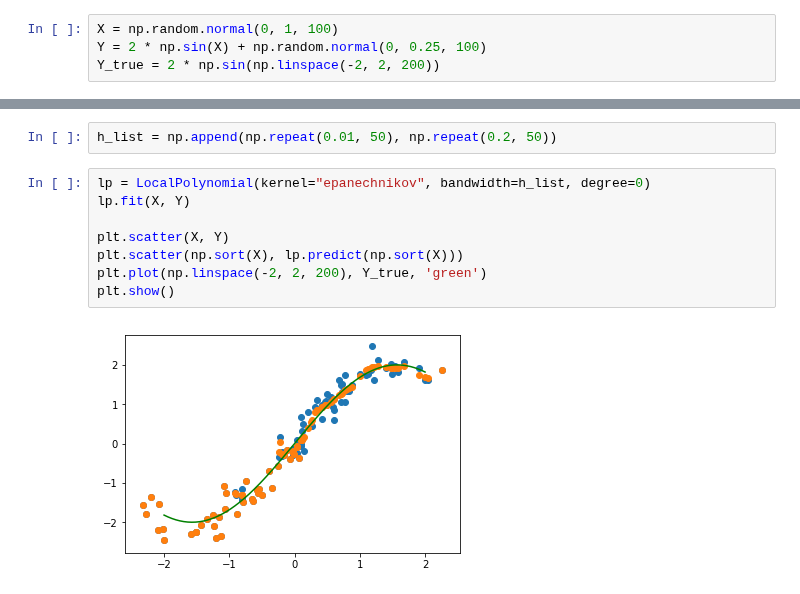
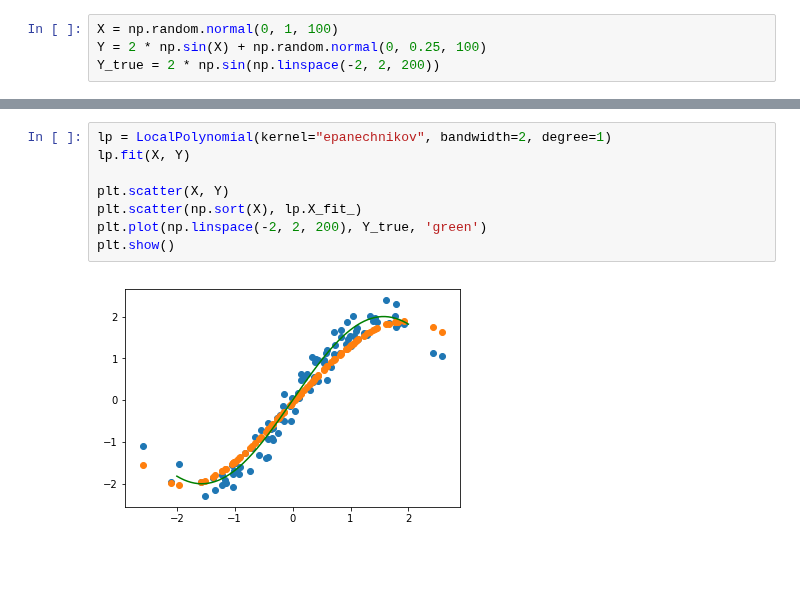
Before and after one commit to StevenGolovkine/FDApy, a Jupyter notebook: examples/Untitled.ipynb, the cells around one changed output, grey strips where cells are left out. Saved outputs shown, nothing was run; the diff lists cells and outputs as text; blank space fills up the shorter version.

Commit message:
Change the computation of LocalPolynomial

```diff
--- a/examples/Untitled.ipynb
+++ b/examples/Untitled.ipynb
@@ -336,12 +23,10 @@ plt.show()
-# %%
-h_list = np.append(np.repeat(0.01, 50), np.repeat(0.2, 50))
 # %%
-lp = LocalPolynomial(kernel="epanechnikov", bandwidth=h_list, degree=0)
+lp = LocalPolynomial(kernel="epanechnikov", bandwidth=2, degree=1)
 lp.fit(X, Y)
 
 plt.scatter(X, Y)
-plt.scatter(np.sort(X), lp.predict(np.sort(X)))
+plt.scatter(np.sort(X), lp.X_fit_)
 plt.plot(np.linspace(-2, 2, 200), Y_true, 'green')
 plt.show()
 # %% [output]
-[figure, old version]
+[figure, new version]
```
Also changed, not shown: parts of 15 cells of this notebook, 1 other file.
